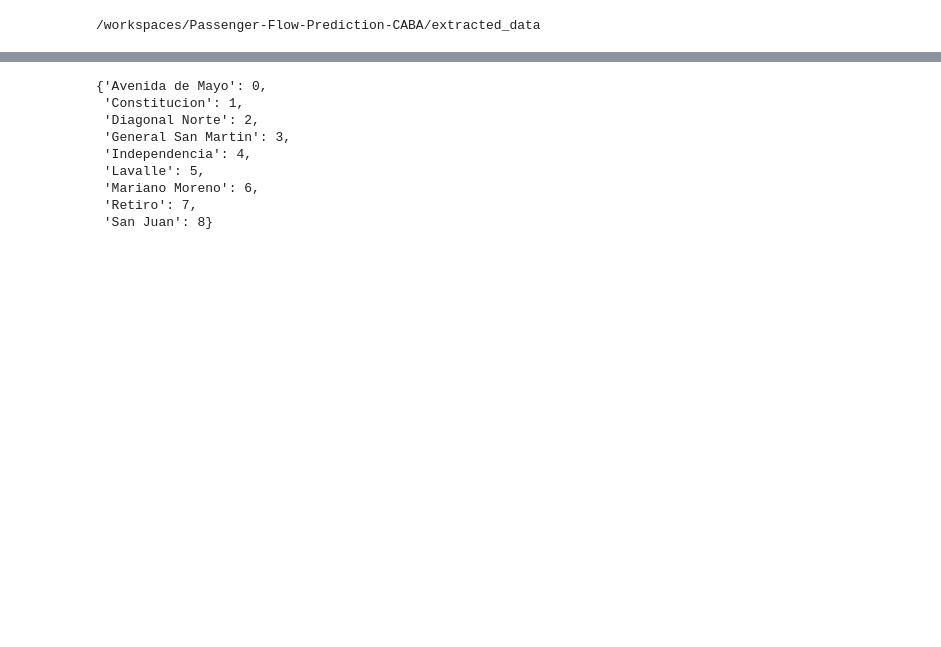
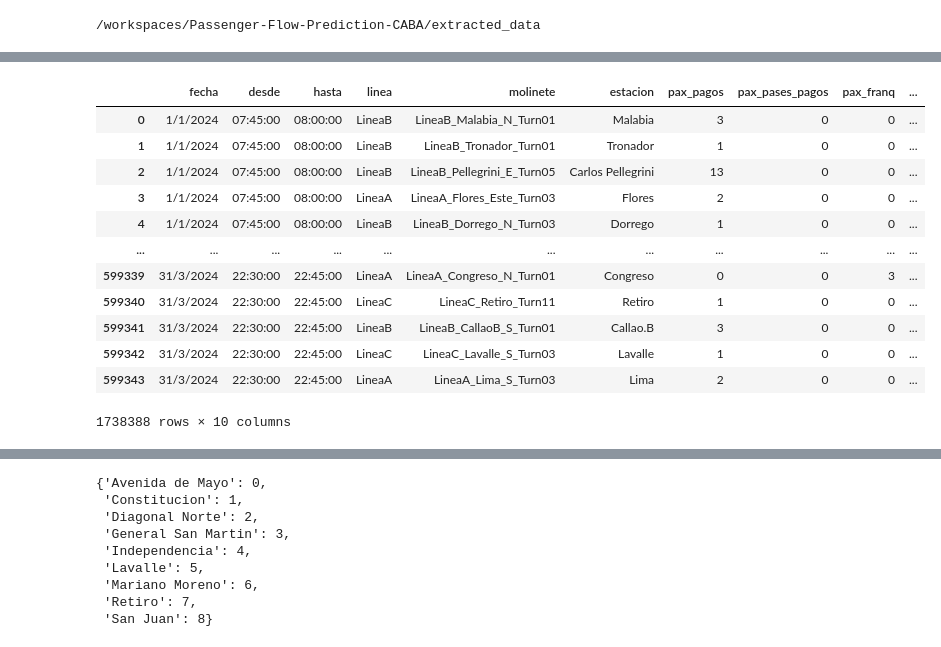
Before and after one commit to simonmontt/Passenger-Flow-Prediction-CABA, a Jupyter notebook: Untitled.ipynb, the cells around one changed output, grey strips where cells are left out. Drawn from its saved outputs; the diff is of its cells as text; code cells hidden in the pictures; blank space fills up the shorter version.

```diff
--- a/Untitled.ipynb
+++ b/Untitled.ipynb
@@ -101,3 +104,20 @@ df.head(10)
+# %%
+df = result_df = pd.concat([data_3, data_2, data], axis=0)
+df
+# %% [output]
+|  | fecha | desde | hasta | linea | molinete | estacion | pax_pagos | pax_pases_pagos | pax_franq | ... |
+| 0 | 1/1/2024 | 07:45:00 | 08:00:00 | LineaB | LineaB_Malabia_N_Turn01 | Malabia | 3 | 0 | 0 | ... |
+| 1 | 1/1/2024 | 07:45:00 | 08:00:00 | LineaB | LineaB_Tronador_Turn01 | Tronador | 1 | 0 | 0 | ... |
+| 2 | 1/1/2024 | 07:45:00 | 08:00:00 | LineaB | LineaB_Pellegrini_E_Turn05 | Carlos Pellegrini | 13 | 0 | 0 | ... |
+| 3 | 1/1/2024 | 07:45:00 | 08:00:00 | LineaA | LineaA_Flores_Este_Turn03 | Flores | 2 | 0 | 0 | ... |
+| 4 | 1/1/2024 | 07:45:00 | 08:00:00 | LineaB | LineaB_Dorrego_N_Turn03 | Dorrego | 1 | 0 | 0 | ... |
+| ... | ... | ... | ... | ... | ... | ... | ... | ... | ... | ... |
+| 599339 | 31/3/2024 | 22:30:00 | 22:45:00 | LineaA | LineaA_Congreso_N_Turn01 | Congreso | 0 | 0 | 3 | ... |
+| 599340 | 31/3/2024 | 22:30:00 | 22:45:00 | LineaC | LineaC_Retiro_Turn11 | Retiro | 1 | 0 | 0 | ... |
+| 599341 | 31/3/2024 | 22:30:00 | 22:45:00 | LineaB | LineaB_CallaoB_S_Turn01 | Callao.B | 3 | 0 | 0 | ... |
+| 599342 | 31/3/2024 | 22:30:00 | 22:45:00 | LineaC | LineaC_Lavalle_S_Turn03 | Lavalle | 1 | 0 | 0 | ... |
+| 599343 | 31/3/2024 | 22:30:00 | 22:45:00 | LineaA | LineaA_Lima_S_Turn03 | Lima | 2 | 0 | 0 | ... |
+1738388 rows × 10 columns
 # %%
 from sklearn.model_selection import train_test_split
 from sklearn.ensemble import RandomForestRegressor
```
Also changed, not shown: parts of 16 cells of this notebook.
